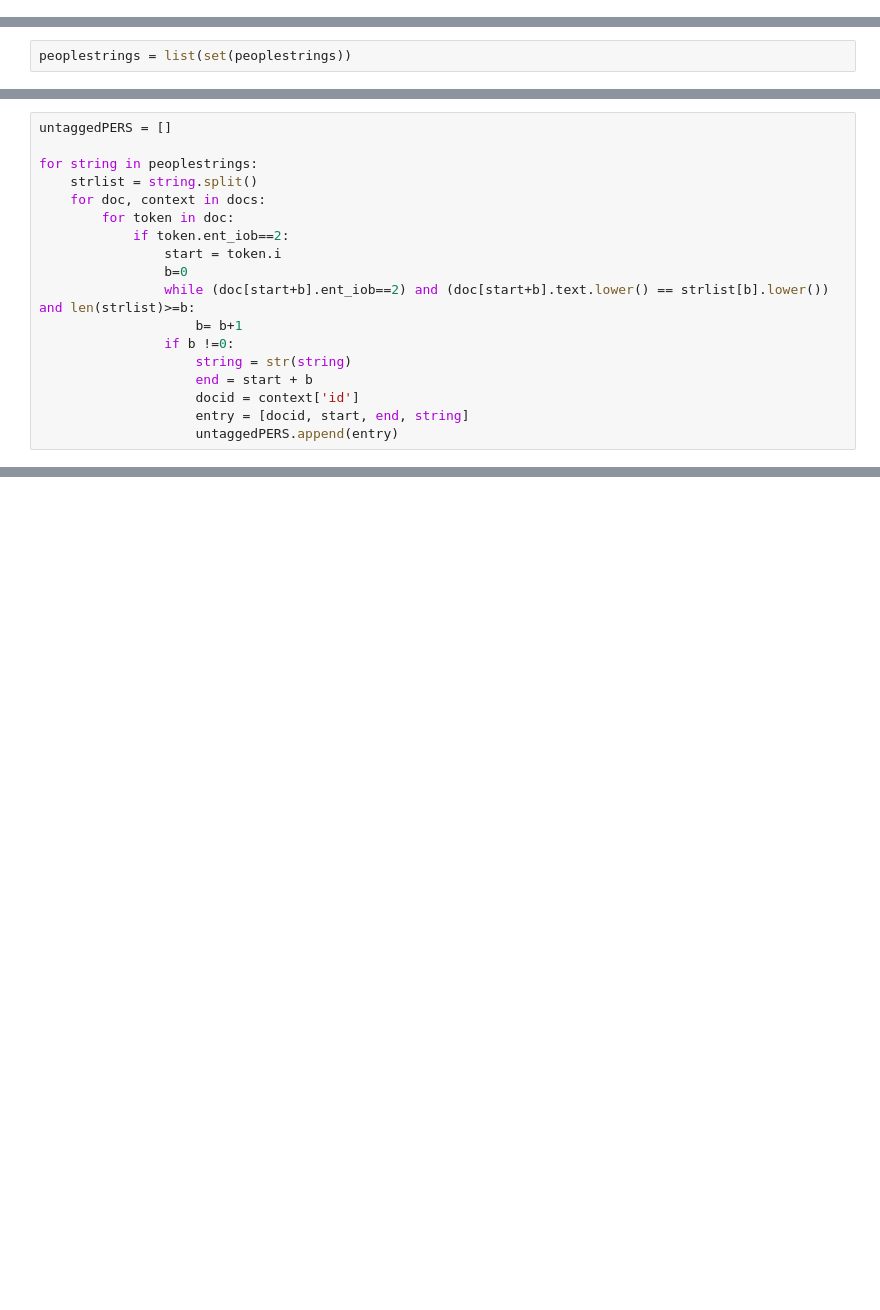
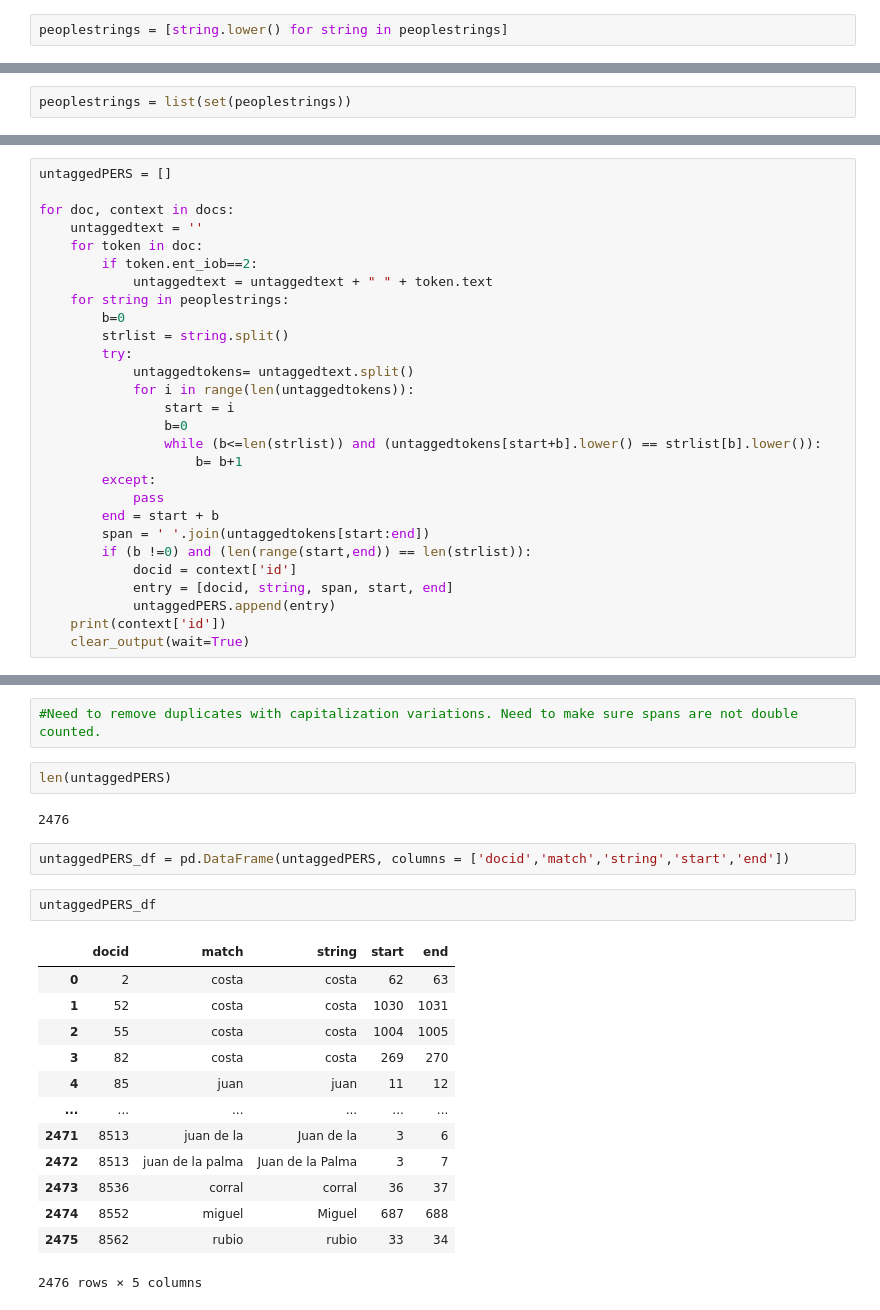
Before and after one commit to FelipeAdeT/SevilleDataProcessing, a Jupyter notebook: Data Cleaning/Data Cleaning 4.ipynb, the cells around one changed output, grey strips where cells are left out. Drawn from its saved outputs; the diff is of its cells as text; blank space fills up the shorter version.

```diff
--- a/Data Cleaning/Data Cleaning 4.ipynb
+++ b/Data Cleaning/Data Cleaning 4.ipynb
@@ -32,3 +32,5 @@ len(peoplestrings)
+# %%
+peoplestrings = [string.lower() for string in peoplestrings]
 # %%
 len(set(peoplestrings))
 # %% [output]
@@ -38,19 +101,29 @@ peoplestrings = list(set(peoplestrings))
 # %%
 untaggedPERS = []
 
-for string in peoplestrings:
-    strlist = string.split()
-    for doc, context in docs:
-        for token in doc:
-            if token.ent_iob==2:
-                start = token.i
+for doc, context in docs:
+    untaggedtext = ''
+    for token in doc:
+        if token.ent_iob==2:
+            untaggedtext = untaggedtext + " " + token.text
+    for string in peoplestrings:
+        b=0
+        strlist = string.split()
+        try:
+            untaggedtokens= untaggedtext.split()
+            for i in range(len(untaggedtokens)):
+                start = i
                 b=0
-                while (doc[start+b].ent_iob==2) and (doc[start+b].text.lower() == strlist[b].lower()) and len(strlist)>=b:
+                while (b<=len(strlist)) and (untaggedtokens[start+b].lower() == strlist[b].lower()):
                     b= b+1
-                if b !=0:
-                    string = str(string)
-                    end = start + b
-                    docid = context['id']
-                    entry = [docid, start, end, string]
-                    untaggedPERS.append(entry)
+        except:
+            pass
+        end = start + b
+        span = ' '.join(untaggedtokens[start:end])
+        if (b !=0) and (len(range(start,end)) == len(strlist)):
+            docid = context['id']
+            entry = [docid, string, span, start, end]
+            untaggedPERS.append(entry)
+    print(context['id'])
+    clear_output(wait=True)
 # %% [output]
@@ -77,0 +161,24 @@ untaggedPERS
+# %%
+#Need to remove duplicates with capitalization variations. Need to make sure spans are not double counted.
+# %%
+len(untaggedPERS)
+# %% [output]
+2476
+# %%
+untaggedPERS_df = pd.DataFrame(untaggedPERS, columns = ['docid','match','string','start','end'])
+# %%
+untaggedPERS_df
+# %% [output]
+|  | docid | match | string | start | end |
+| 0 | 2 | costa | costa | 62 | 63 |
+| 1 | 52 | costa | costa | 1030 | 1031 |
+| 2 | 55 | costa | costa | 1004 | 1005 |
+| 3 | 82 | costa | costa | 269 | 270 |
+| 4 | 85 | juan | juan | 11 | 12 |
+| ... | ... | ... | ... | ... | ... |
+| 2471 | 8513 | juan de la | Juan de la | 3 | 6 |
+| 2472 | 8513 | juan de la palma | Juan de la Palma | 3 | 7 |
+| 2473 | 8536 | corral | corral | 36 | 37 |
+| 2474 | 8552 | miguel | Miguel | 687 | 688 |
+| 2475 | 8562 | rubio | rubio | 33 | 34 |
+2476 rows × 5 columns
```
Also changed, not shown: parts of 42 cells of this notebook, 9 other files.
